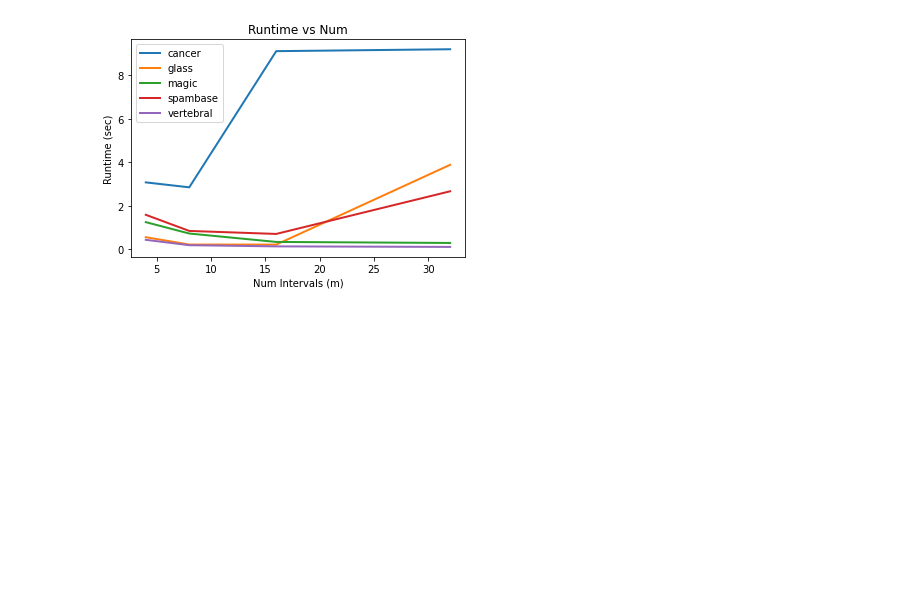
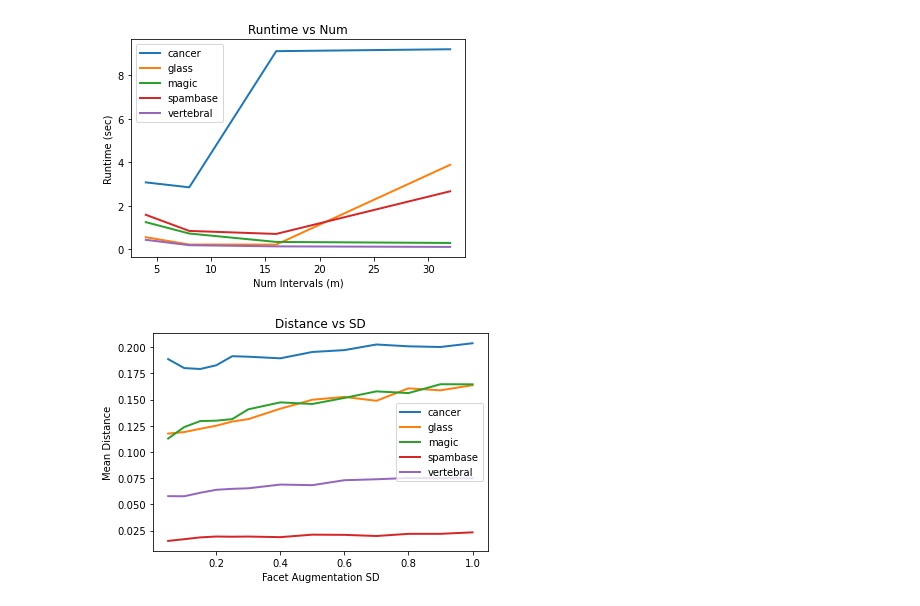
Before and after one commit to PeterVanNostrand/FACET, a Jupyter notebook: figures/index-test/index_test.ipynb, the cells around one changed output. Cells and saved outputs as stored; diff of their text form; code cells hidden in the pictures; blank space fills up the shorter version.

```diff
--- a/figures/index-test/index_test.ipynb
+++ b/figures/index-test/index_test.ipynb
@@ -13,4 +13,12 @@ from utilities.figure_tools import get_latest_results_directory, make_fig_direct
 
 cmap = plt.get_cmap("Set1")
 colors = cmap.colors
+# %%
+run_id, run_path = get_latest_results_directory("../../results/index-test/")
+# run_id = 98
+# run_path = "C:/Users/Peter/Documents/Peter/9-Graduate-School/2-dsrg/explainable-ad/code/HEEAD/results/compare-methods/run-{:003d}".format(run_id)
+fig_output_path = make_fig_directory(run_id)
+results = None
+all_results = None
+found_ds = None
 # %%
@@ -111,3 +100,8 @@ def render_plot(xfeature, yfeature, xlabel, ylabel, title, save_name=None, xrang
 render_plot("rbv_num_interval", "runtime", xlabel="Num Intervals (m)", ylabel="Runtime (sec)", title="Runtime vs Num")
 # %% [output]
 [figure]
+# %%
+found_ds, results = load_results(run_path, group_fields=["explainer", "facet_sd"])
+render_plot("facet_sd", "mean_distance", xlabel="Facet Augmentation SD", ylabel="Mean Distance", title="Distance vs SD", save_name="distance_sd.png")
+# %% [output]
+[figure, added]
```
Also changed, not shown: parts of 4 cells of this notebook, 55 other files.
